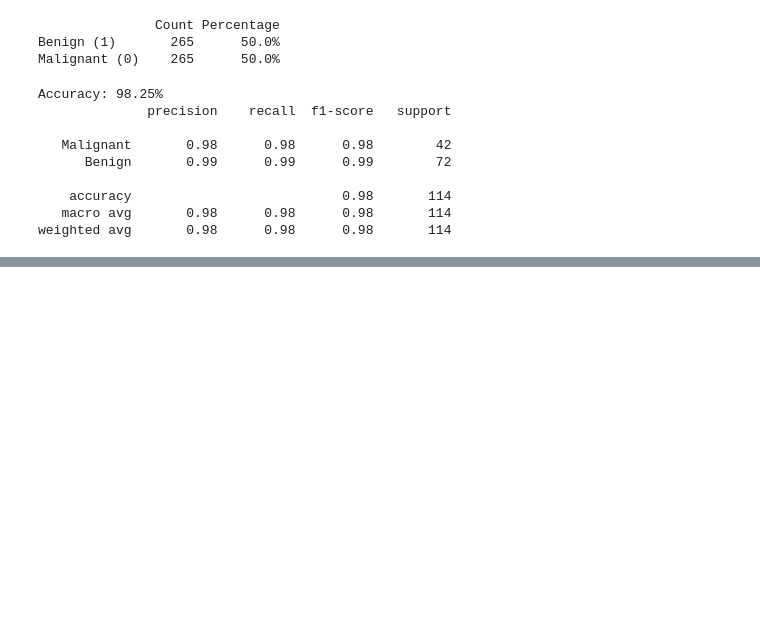
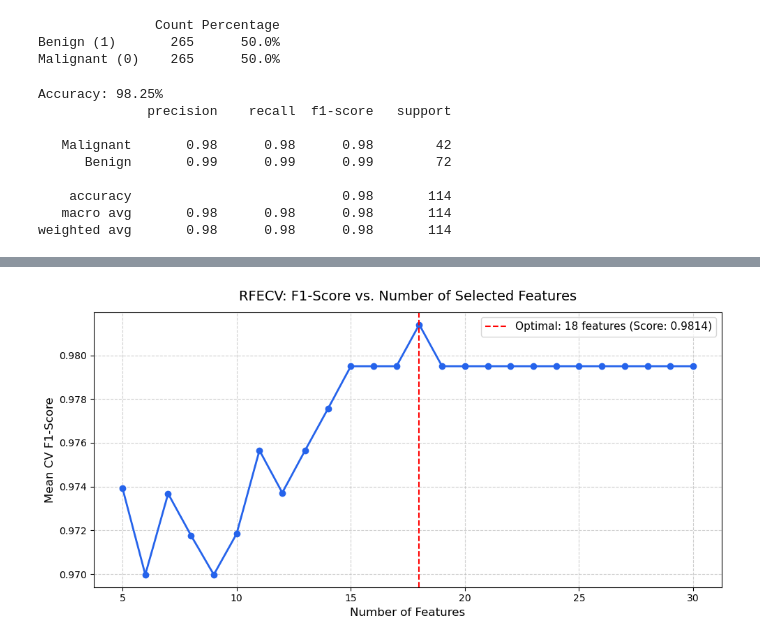
Before and after one commit to NermeenRadwan/FirstModel, a Jupyter notebook: notebooks/01_exploration.ipynb, the cells around one changed output, grey strips where cells are left out. Drawn from its saved outputs; the diff is of its cells as text; code cells hidden in the pictures; blank space fills up the shorter version.

```diff
--- a/notebooks/01_exploration.ipynb
+++ b/notebooks/01_exploration.ipynb
@@ -385,0 +441,20 @@ weighted avg       0.98      0.98      0.98       114
+# %%
+import matplotlib.pyplot as plt
+
+plt.figure(figsize=(10, 5))
+feature_counts = range(rfecv.min_features_to_select, len(X_train_res.columns) + 1)
+scores = rfecv.cv_results_["mean_test_score"]
+
+plt.plot(feature_counts, scores, marker="o", color="#2563eb", linewidth=2)
+plt.axvline(x=rfecv.n_features_, color="red", linestyle="--",
+            label=f"Optimal: {rfecv.n_features_} features (Score: {max(scores):.4f})")
+
+plt.title("RFECV: F1-Score vs. Number of Selected Features", fontsize=14, pad=12)
+plt.xlabel("Number of Features", fontsize=12)
+plt.ylabel("Mean CV F1-Score", fontsize=12)
+plt.grid(True, linestyle="--", alpha=0.6)
+plt.legend(fontsize=11)
+plt.tight_layout()
+plt.show()
+# %% [output]
+[figure, added]
```
Also changed, not shown: parts of 3 cells of this notebook, 18 other files.
